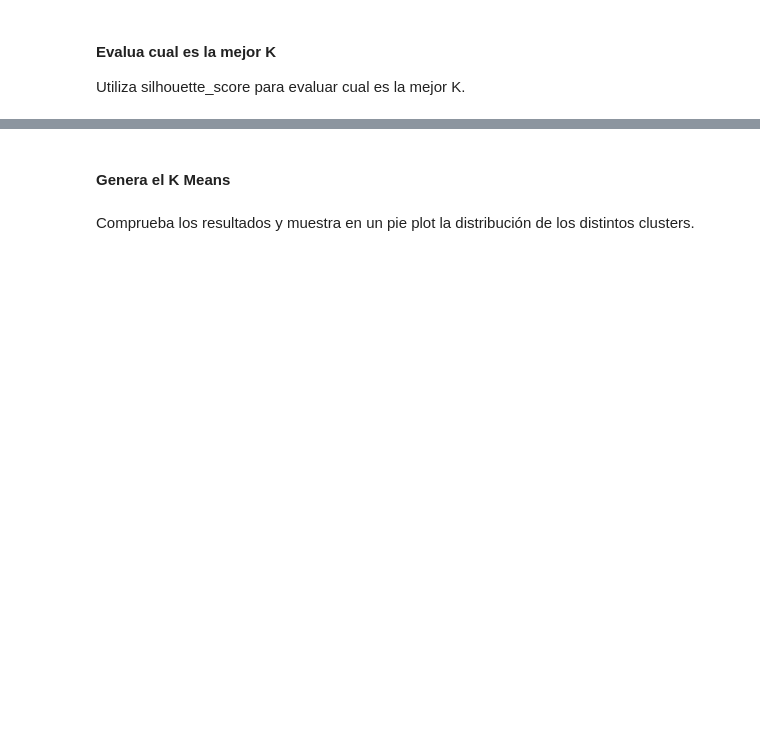
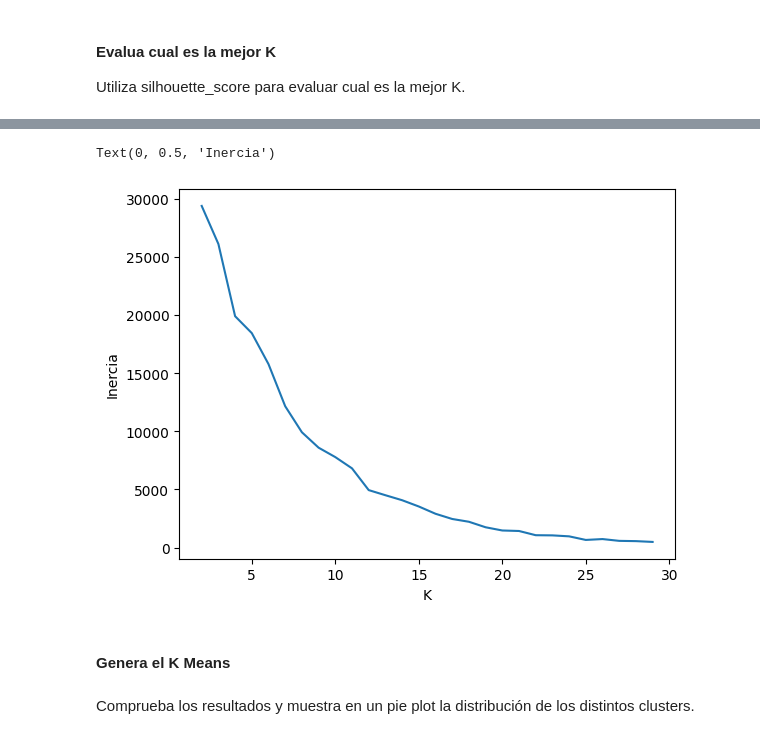
Before and after one commit to diego-dng/1025_DS_VITORIA, a Jupyter notebook: 3-Machine_Learning/2-No_Supervisado/1-Clustering/Practica/EJER_1_kmeans_drugs_review.ipynb, the cells around one changed output, grey strips where cells are left out. Saved outputs shown, nothing was run; the diff lists cells and outputs as text; code cells hidden in the pictures; blank space fills up the shorter version.

```diff
--- a/3-Machine_Learning/2-No_Supervisado/1-Clustering/Practica/EJER_1_kmeans_drugs_review.ipynb
+++ b/3-Machine_Learning/2-No_Supervisado/1-Clustering/Practica/EJER_1_kmeans_drugs_review.ipynb
@@ -18,3 +218,10 @@ Utiliza silhouette_score para evaluar cual es la mejor K.
+# %%
+plt.plot(n, lista_inercias)
+plt.xlabel("K")
+plt.ylabel("Inercia")
+# %% [output]
+Text(0, 0.5, 'Inercia')
+[figure, added]
 # %% [markdown]
 #### Genera el K Means
 # %% [markdown]
```
Also changed, not shown: parts of 26 cells of this notebook, 2 other files.
